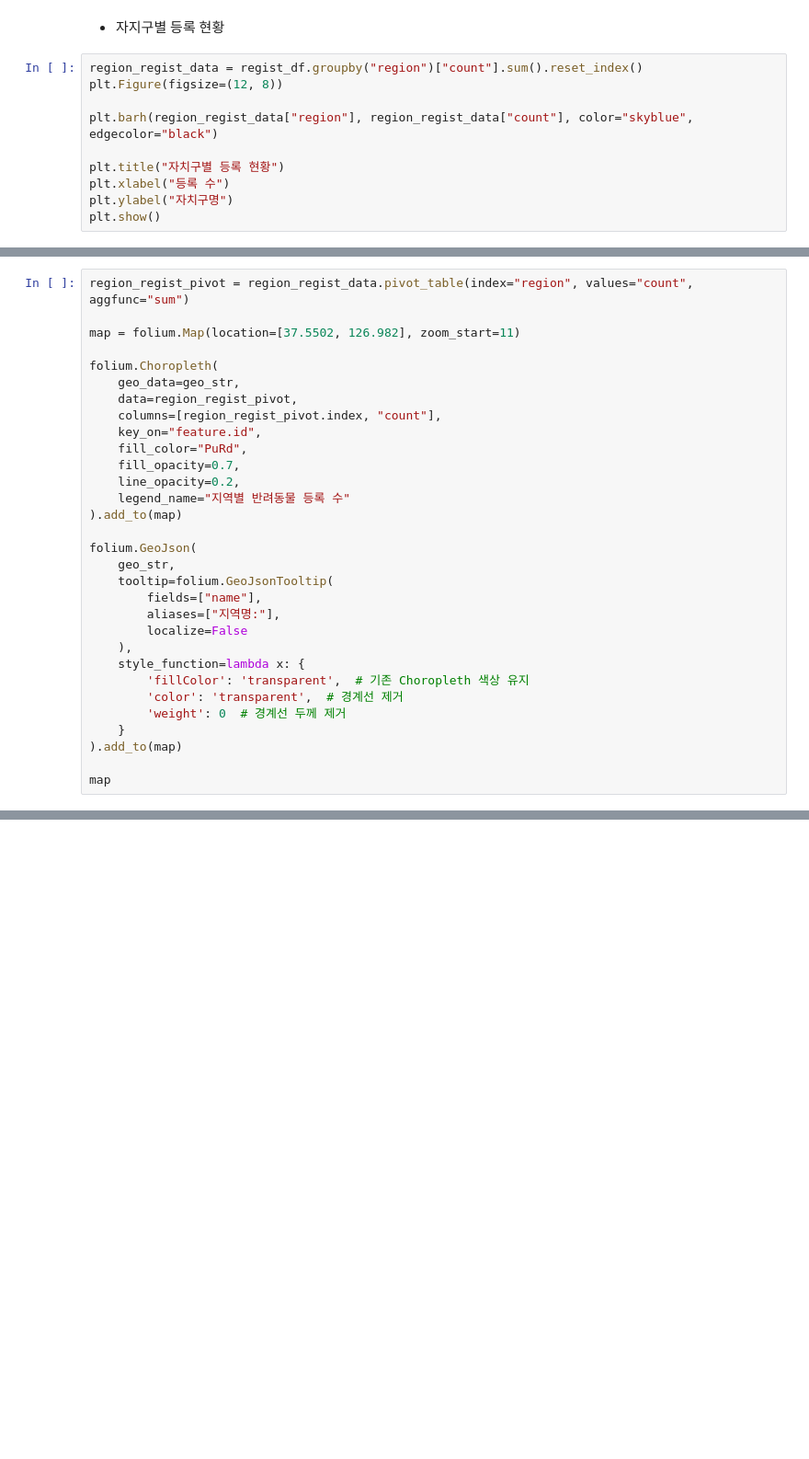
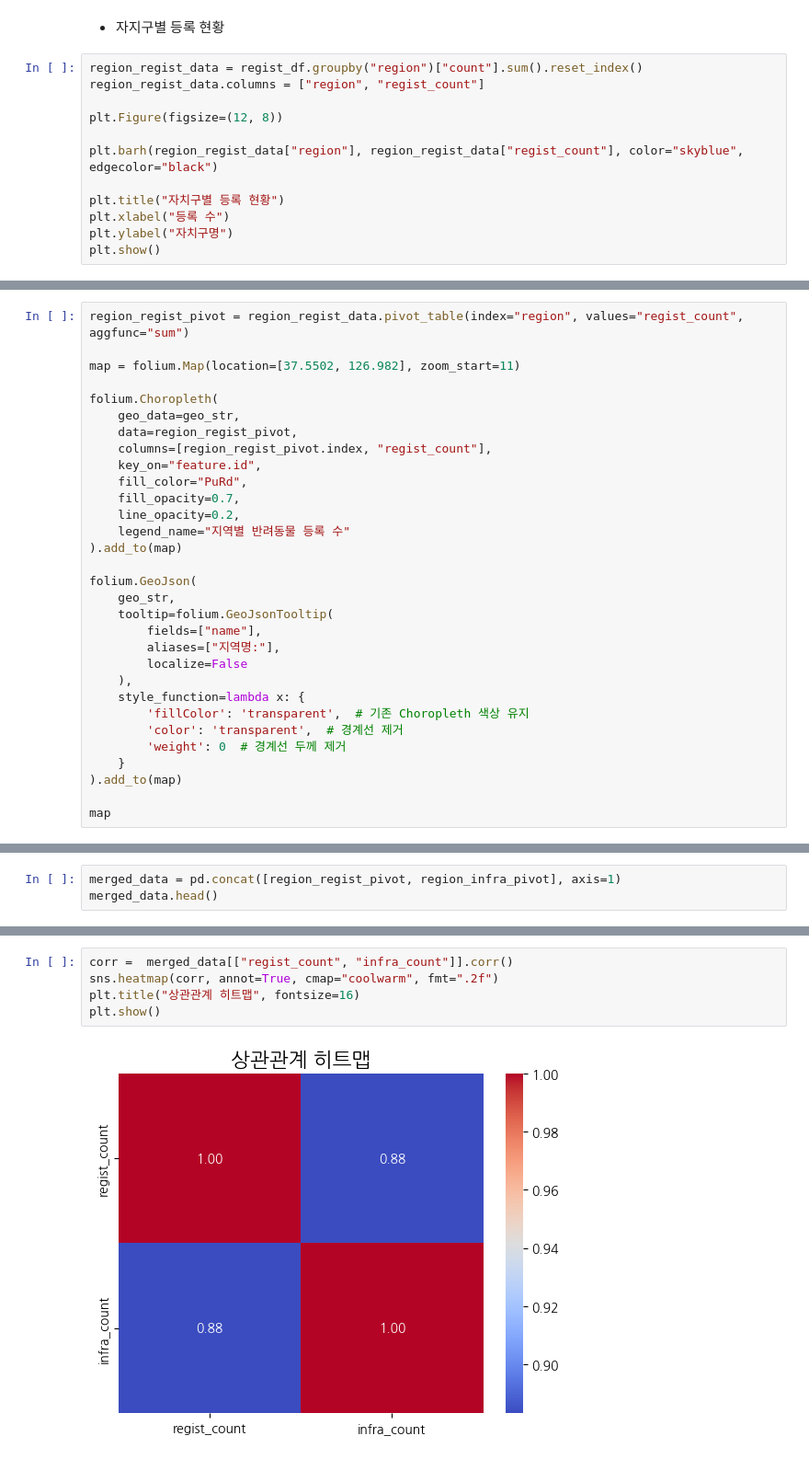
Before and after one commit to addinedu-ros-8th/eda-repo-5, a Jupyter notebook: src/petInfraAnalysis.ipynb, the cells around one changed output, grey strips where cells are left out. Shown at 92% size. Saved outputs shown, nothing was run; the diff lists cells and outputs as text; blank space fills up the shorter version.

```diff
--- a/src/petInfraAnalysis.ipynb
+++ b/src/petInfraAnalysis.ipynb
@@ -175,9 +251,11 @@ map
 - 자지구별 등록 현황
 # %%
 region_regist_data = regist_df.groupby("region")["count"].sum().reset_index()
+region_regist_data.columns = ["region", "regist_count"]
+
 plt.Figure(figsize=(12, 8))
 
-plt.barh(region_regist_data["region"], region_regist_data["count"], color="skyblue", edgecolor="black")
+plt.barh(region_regist_data["region"], region_regist_data["regist_count"], color="skyblue", edgecolor="black")
 
 plt.title("자치구별 등록 현황")
 plt.xlabel("등록 수")
@@ -186,14 +264,14 @@ plt.show()
 # %% [output]
 [figure]
 # %%
-region_regist_pivot = region_regist_data.pivot_table(index="region", values="count", aggfunc="sum")
+region_regist_pivot = region_regist_data.pivot_table(index="region", values="regist_count", aggfunc="sum")
 
 map = folium.Map(location=[37.5502, 126.982], zoom_start=11)
 
 folium.Choropleth(
     geo_data=geo_str,
     data=region_regist_pivot,
-    columns=[region_regist_pivot.index, "count"],
+    columns=[region_regist_pivot.index, "regist_count"],
     key_on="feature.id",
     fill_color="PuRd",
     fill_opacity=0.7,
@@ -220,0 +301,3 @@ map
+# %%
+merged_data = pd.concat([region_regist_pivot, region_infra_pivot], axis=1)
+merged_data.head()
@@ -221,2 +312,9 @@ map
+# %%
+corr =  merged_data[["regist_count", "infra_count"]].corr()
+sns.heatmap(corr, annot=True, cmap="coolwarm", fmt=".2f")
+plt.title("상관관계 히트맵", fontsize=16)
+plt.show()
+# %% [output]
+[figure, added]
 # %% [markdown]
 #### 결론
```
Also changed, not shown: parts of 13 cells of this notebook, 1 other file.
